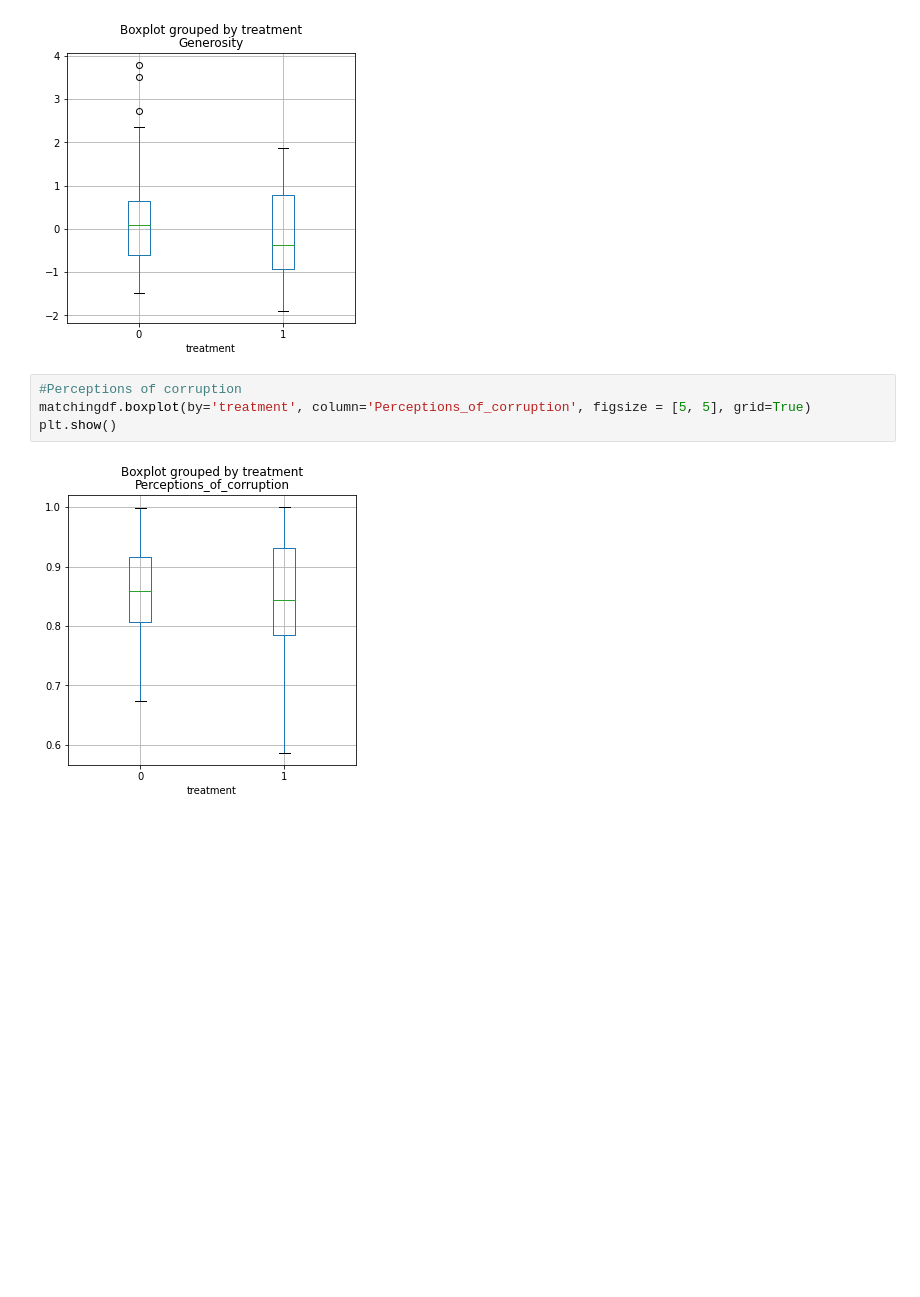
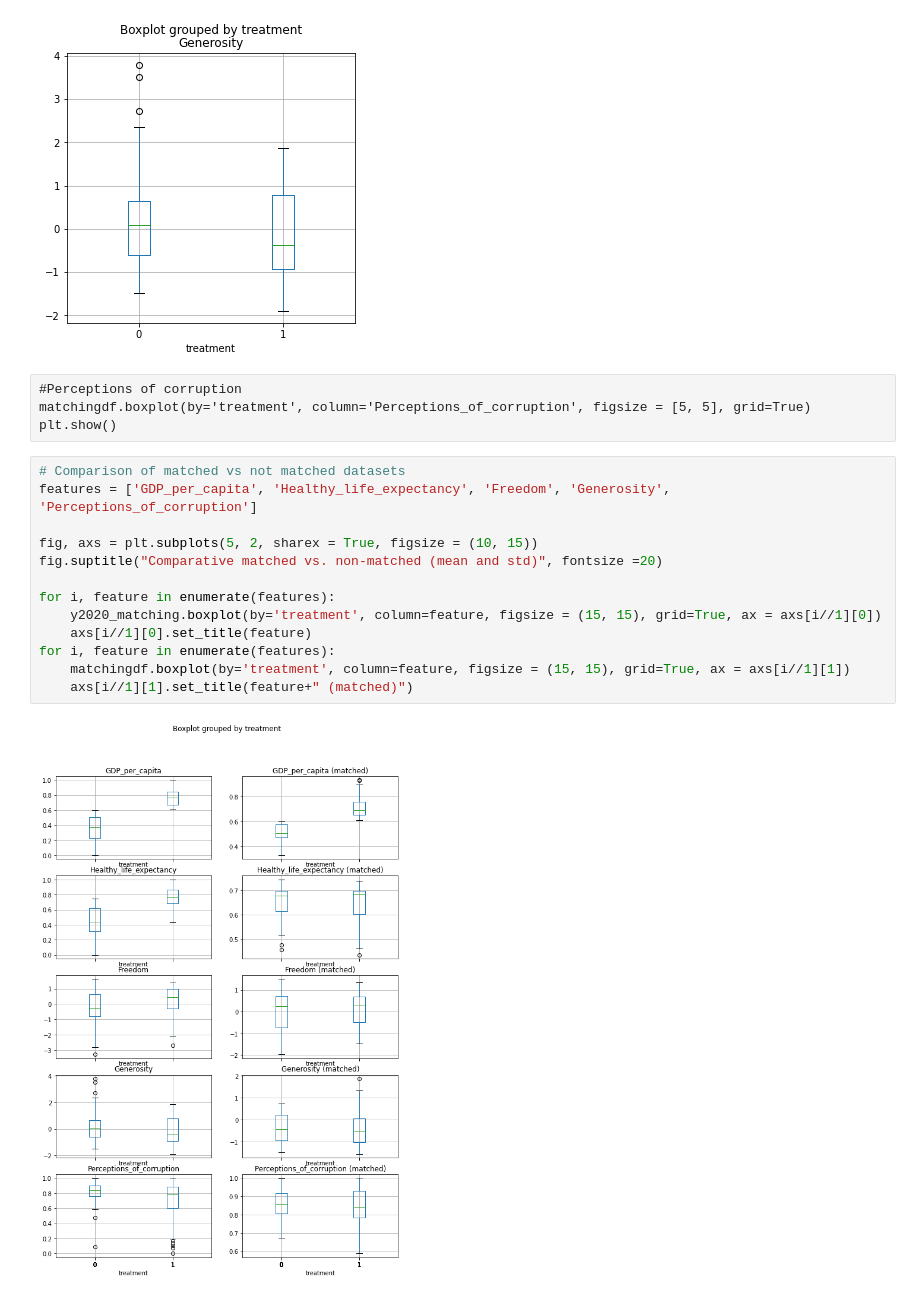
Before and after one commit to epfl-ada/ada-2020-project-milestone-p3-p3_spada, a Jupyter notebook: happiness.ipynb, the cells around one changed output. Cells and saved outputs as stored; diff of their text form; blank space fills up the shorter version.

```diff
--- a/happiness.ipynb
+++ b/happiness.ipynb
@@ -524,9 +516,22 @@ y2020_matching.boxplot(by='treatment', column='Generosity', figsize = [5, 5], gr
 plt.show()
 # %% [output]
 [figure]
-# %%
-#Perceptions of corruption
-matchingdf.boxplot(by='treatment', column='Perceptions_of_corruption', figsize = [5, 5], grid=True)
-plt.show()
-# %% [output]
-[figure, removed]
+# %% [raw]
+#Perceptions of corruption
+matchingdf.boxplot(by='treatment', column='Perceptions_of_corruption', figsize = [5, 5], grid=True)
+plt.show()
+# %%
+# Comparison of matched vs not matched datasets
+features = ['GDP_per_capita', 'Healthy_life_expectancy', 'Freedom', 'Generosity', 'Perceptions_of_corruption']
+
+fig, axs = plt.subplots(5, 2, sharex = True, figsize = (10, 15))
+fig.suptitle("Comparative matched vs. non-matched (mean and std)", fontsize =20)
+
+for i, feature in enumerate(features):
+    y2020_matching.boxplot(by='treatment', column=feature, figsize = (15, 15), grid=True, ax = axs[i//1][0])
+    axs[i//1][0].set_title(feature)
+for i, feature in enumerate(features):
+    matchingdf.boxplot(by='treatment', column=feature, figsize = (15, 15), grid=True, ax = axs[i//1][1])
+    axs[i//1][1].set_title(feature+" (matched)")
+# %% [output]
+[figure, added]
```
Also changed, not shown: parts of 7 cells of this notebook, 1 other file.
